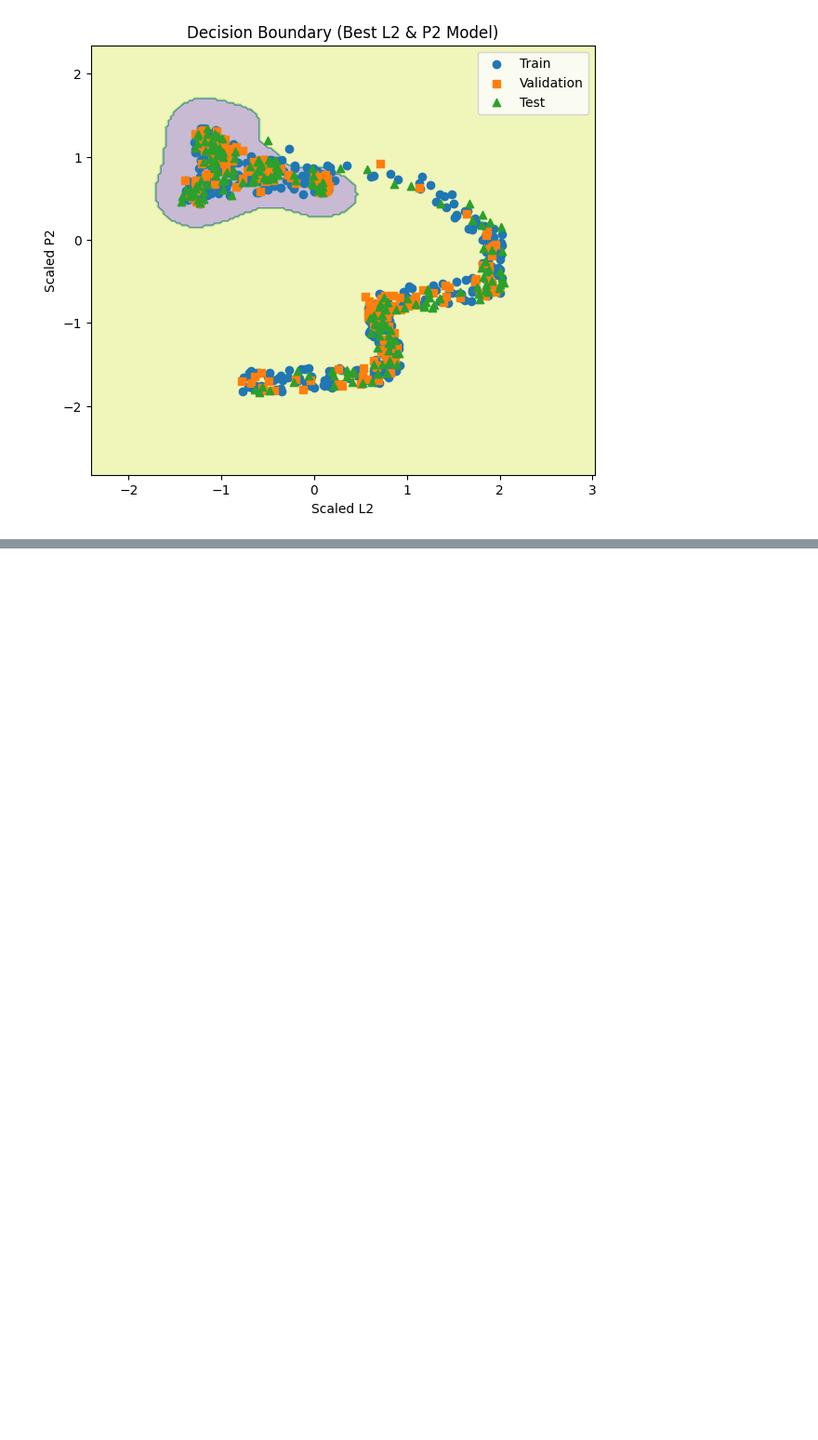
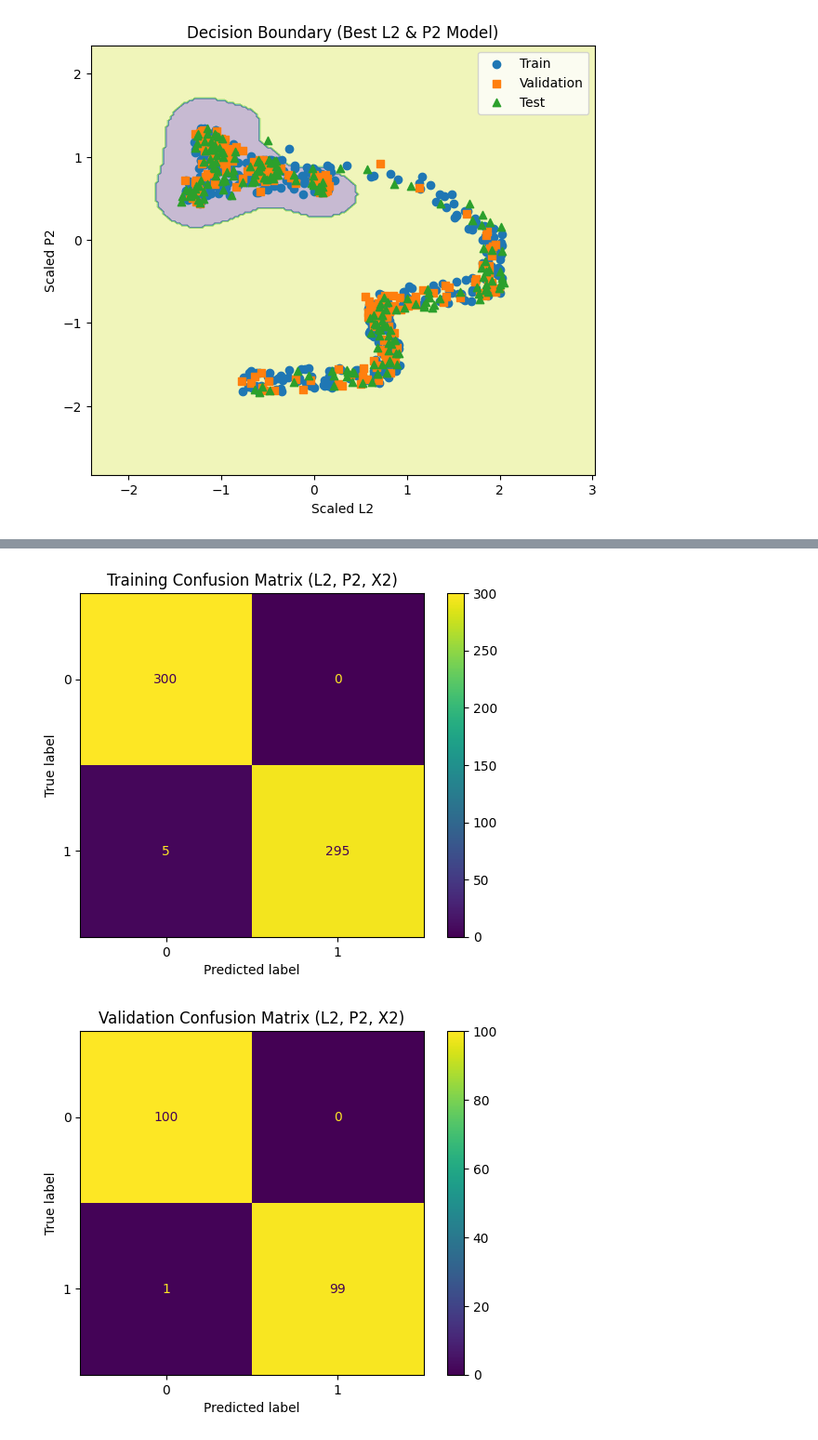
Before and after one commit to Nomnom20/ChE197, a Jupyter notebook: MEX3_Problem1_v3_Vibal.ipynb, the cells around one changed output, grey strips where cells are left out. Shown at 93% size. Saved outputs shown, nothing was run; the diff lists cells and outputs as text; code cells hidden in the pictures; blank space fills up the shorter version.

```diff
--- a/MEX3_Problem1_v3_Vibal.ipynb
+++ b/MEX3_Problem1_v3_Vibal.ipynb
@@ -242,19 +236,6 @@ for i in range(len(box_C)):
     cm_test = confusion_matrix(y_test, y_pred_test)
     print(cm_test)
 
-    # Plot confusion matrices (optional; no decision boundary needed)
-    disp = ConfusionMatrixDisplay(confusion_matrix=cm_train)
-    disp.plot()
-    plt.show()
-
-    disp = ConfusionMatrixDisplay(confusion_matrix=cm_val)
-    disp.plot()
-    plt.show()
-
-    disp = ConfusionMatrixDisplay(confusion_matrix=cm_test)
-    disp.plot()
-    plt.show()
-
     # Track the best model based on validation accuracy
     if val_acc > best_val_score or (val_acc == best_val_score and train_acc > best_train_score):
         best_val_score = val_acc
@@ -308,0 +267,29 @@ Box Constraint: 0.1, gamma = 10.0
+# %%
+# Predictions using the best model
+y_train_best = best_model.predict(X_train_full)
+y_val_best   = best_model.predict(X_val_full)
+y_test_best  = best_model.predict(X_test_full)
+
+# Confusion matrices
+cm_train = confusion_matrix(y_train, y_train_best)
+cm_val   = confusion_matrix(y_val, y_val_best)
+cm_test  = confusion_matrix(y_test, y_test_best)
+
+# Plot confusion matrices
+disp = ConfusionMatrixDisplay(cm_train)
+disp.plot()
+plt.title("Training Confusion Matrix (L2, P2, X2)")
+plt.show()
+
+disp = ConfusionMatrixDisplay(cm_val)
+disp.plot()
+plt.title("Validation Confusion Matrix (L2, P2, X2)")
+plt.show()
+
+disp = ConfusionMatrixDisplay(cm_test)
+disp.plot()
+plt.title("Test Confusion Matrix (L2, P2, X2)")
+plt.show()
+# %% [output]
+[figure, added]
+[figure, added]
```
Also changed, not shown: parts of 5 cells of this notebook.
